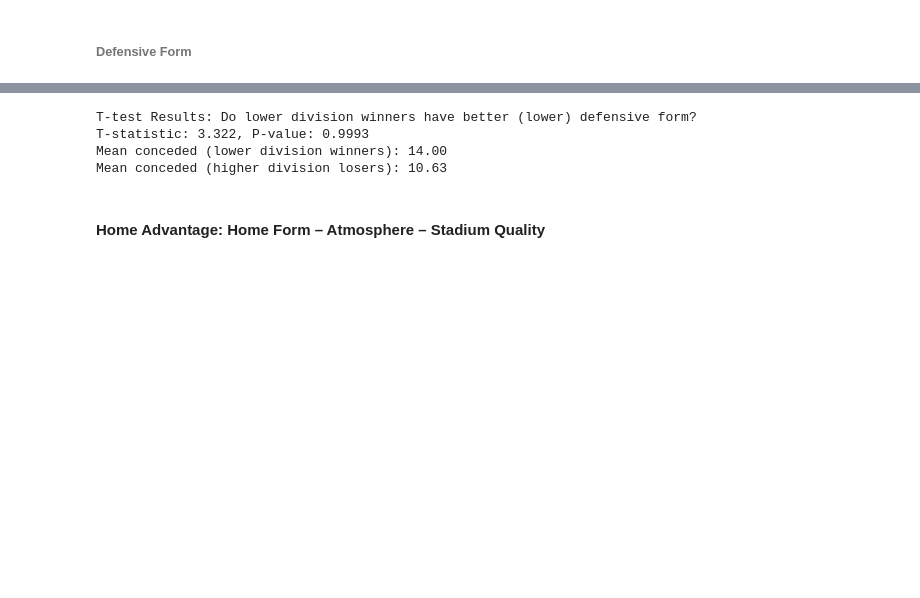
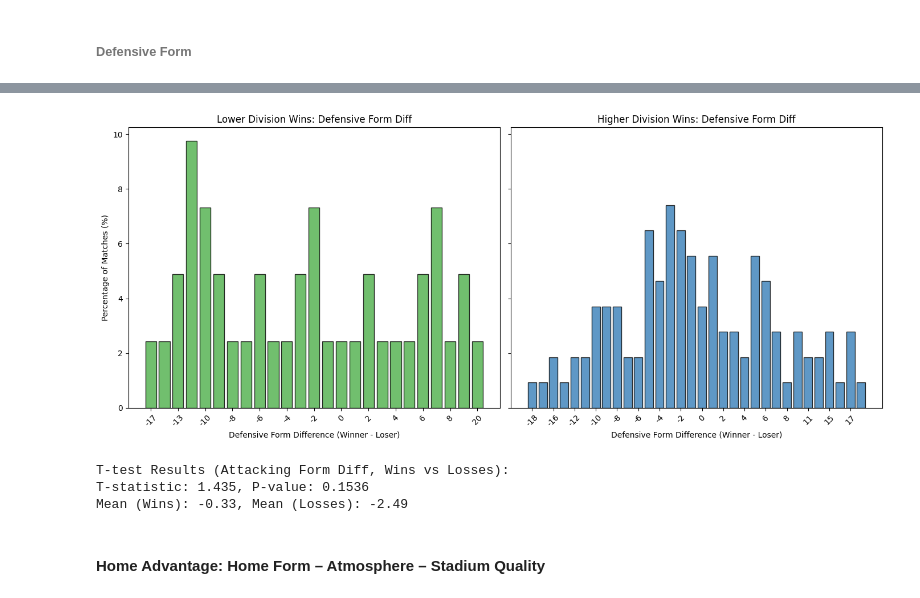
Before and after one commit to armin2080/DFB-Cup, a Jupyter notebook: notebook.ipynb, the cells around one changed output, grey strips where cells are left out. Saved outputs shown, nothing was run; the diff lists cells and outputs as text; code cells hidden in the pictures; blank space fills up the shorter version.

```diff
--- a/notebook.ipynb
+++ b/notebook.ipynb
@@ -1987,17 +1936,68 @@ plt.show()
+# %%
+lower_win_matches = lower_win_matches.copy()
+lower_win_matches.loc[:, 'conceded_goal_diff'] = lower_win_matches['home_conceded_last10'] - lower_win_matches['away_conceded_last10']
+mask_away = lower_win_matches['home_division'] < lower_win_matches['away_division']
+lower_win_matches.loc[mask_away, 'conceded_goal_diff'] = lower_win_matches.loc[mask_away, 'away_conceded_last10'] - lower_win_matches.loc[mask_away, 'home_conceded_last10']
+
+higher_win_matches = higher_win_matches.copy()
+higher_win_matches.loc[:, 'conceded_goal_diff'] = higher_win_matches['home_conceded_last10'] - higher_win_matches['away_conceded_last10']
+mask_away = higher_win_matches['home_division'] < higher_win_matches['away_division']
+higher_win_matches.loc[mask_away, 'conceded_goal_diff'] = higher_win_matches.loc[mask_away, 'away_conceded_last10'] - higher_win_matches.loc[mask_away, 'home_conceded_last10']
+
+
+lower_win_defensive_form_diff = lower_win_matches['conceded_goal_diff']
+higher_win_defensive_form_diff = higher_win_matches['conceded_goal_diff']
+
+# Calculate unique values and their percentages for defensive form difference
+unique_win, counts_win = np.unique(higher_win_defensive_form_diff.dropna(), return_counts=True)
+total_win = counts_win.sum()
+percentage_win = {val: (cnt / total_win) * 100 for val, cnt in zip(unique_win, counts_win)}
+
+unique_loss, counts_loss = np.unique(lower_win_defensive_form_diff.dropna(), return_counts=True)
+total_loss = counts_loss.sum()
+percentage_loss = {val: (cnt / total_loss) * 100 for val, cnt in zip(unique_loss, counts_loss)}
+
+fig, axes = plt.subplots(1, 2, figsize=(14, 6), sharey=True)
+
+# Lower division wins: Defensive form difference (percentages)
+loss_keys_sorted = sorted(percentages_loss.keys())
+axes[0].bar(
+    [str(int(k)) for k in loss_keys_sorted],
+    [percentages_loss[k] for k in loss_keys_sorted],
+    color='#4daf4a', alpha=0.8, edgecolor='black'
+)
+axes[0].set_title('Lower Division Wins: Defensive Form Diff')
+axes[0].set_xlabel('Defensive Form Difference (Winner - Loser)')
+axes[0].set_ylabel('Percentage of Matches (%)')
+axes[0].tick_params(axis='x', labelrotation=45, labelsize=10)
+axes[0].set_xticks([str(int(k)) for k in loss_keys_sorted][::2])  # Show every other tick for clarity
+
+# Higher division wins: Defensive form difference (percentages)
+win_keys_sorted = sorted(percentages_win.keys())
+axes[1].bar(
+    [str(int(k)) for k in win_keys_sorted],
+    [percentages_win[k] for k in win_keys_sorted],
+    color='#377eb8', alpha=0.8, edgecolor='black'
+)
+axes[1].set_title('Higher Division Wins: Defensive Form Diff')
+axes[1].set_xlabel('Defensive Form Difference (Winner - Loser)')
+axes[1].tick_params(axis='x', labelrotation=45, labelsize=10)
+axes[1].set_xticks([str(int(k)) for k in win_keys_sorted][::2])  # Show every other tick for clarity
+
+plt.tight_layout()
+plt.show()
+# %% [output]
+[figure, added]
 # %%
-from scipy.stats import ttest_ind
+# Perform t-test comparing higher_win_attacking_form_diff and higher_loss_attacking_form_diff
+t_stat, p_val = ttest_ind(higher_win_attacking_form_diff, higher_loss_attacking_form_diff, nan_policy='omit')
 
-# Perform t-test: lower values mean better defensive form (fewer goals conceded)
-t_stat, p_val = ttest_ind(lower_win_defensive_forms, higher_loss_defensive_forms, nan_policy='omit', alternative='less')
-
-print("T-test Results: Do lower division winners have better (lower) defensive form?")
+print(f"T-test Results (Attacking Form Diff, Wins vs Losses):")
 print(f"T-statistic: {t_stat:.3f}, P-value: {p_val:.4f}")
-print(f"Mean conceded (lower division winners): {np.mean(lower_win_defensive_forms):.2f}")
-print(f"Mean conceded (higher division losers): {np.mean(higher_loss_defensive_forms):.2f}")
+print(f"Mean (Wins): {higher_win_attacking_form_diff.mean():.2f}, Mean (Losses): {higher_loss_attacking_form_diff.mean():.2f}")
 # %% [output]
-T-test Results: Do lower division winners have better (lower) defensive form?
-T-statistic: 3.322, P-value: 0.9993
-Mean conceded (lower division winners): 14.00
-Mean conceded (higher division losers): 10.63
+T-test Results (Attacking Form Diff, Wins vs Losses):
+T-statistic: 1.435, P-value: 0.1536
+Mean (Wins): -0.33, Mean (Losses): -2.49
 # %% [markdown]
 #### Home Advantage: Home Form – Atmosphere – Stadium Quality
```
Also changed, not shown: parts of 9 cells of this notebook.
